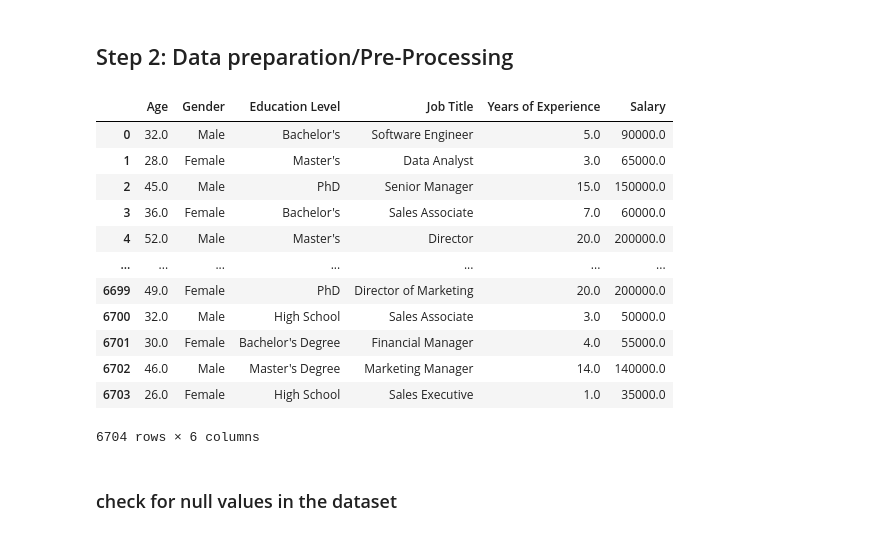
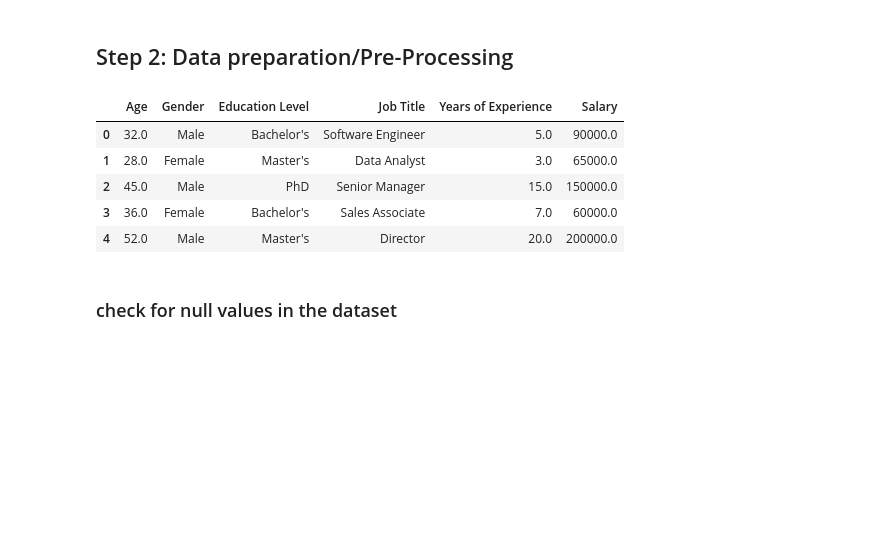
Before and after one commit to VED-PRAKA5H/machine_learning, a Jupyter notebook: simple_linera_regression.ipynb, the cells around one changed output. Saved outputs shown, nothing was run; the diff lists cells and outputs as text; code cells hidden in the pictures; blank space fills up the shorter version.

```diff
--- a/simple_linera_regression.ipynb
+++ b/simple_linera_regression.ipynb
@@ -12,21 +12,14 @@ import matplotlib.pyplot as plt
 # %%
 dataset= pd.read_csv('./machine_learning/Salary_Data.csv')
 # %%
-dataset
+dataset.head()
 # %% [output]
 |  | Age | Gender | Education Level | Job Title | Years of Experience | Salary |
 | 0 | 32.0 | Male | Bachelor's | Software Engineer | 5.0 | 90000.0 |
 | 1 | 28.0 | Female | Master's | Data Analyst | 3.0 | 65000.0 |
 | 2 | 45.0 | Male | PhD | Senior Manager | 15.0 | 150000.0 |
 | 3 | 36.0 | Female | Bachelor's | Sales Associate | 7.0 | 60000.0 |
 | 4 | 52.0 | Male | Master's | Director | 20.0 | 200000.0 |
-| ... | ... | ... | ... | ... | ... | ... |
-| 6699 | 49.0 | Female | PhD | Director of Marketing | 20.0 | 200000.0 |
-| 6700 | 32.0 | Male | High School | Sales Associate | 3.0 | 50000.0 |
-| 6701 | 30.0 | Female | Bachelor's Degree | Financial Manager | 4.0 | 55000.0 |
-| 6702 | 46.0 | Male | Master's Degree | Marketing Manager | 14.0 | 140000.0 |
-| 6703 | 26.0 | Female | High School | Sales Executive | 1.0 | 35000.0 |
-6704 rows × 6 columns
 # %% [markdown]
 ### check for null values in the dataset
 # %%
```
